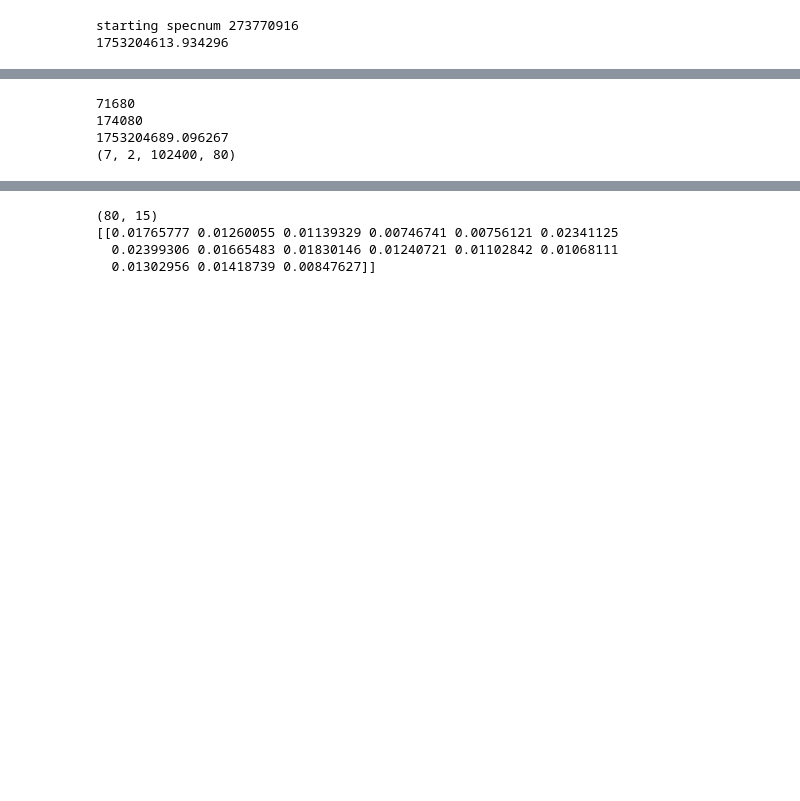
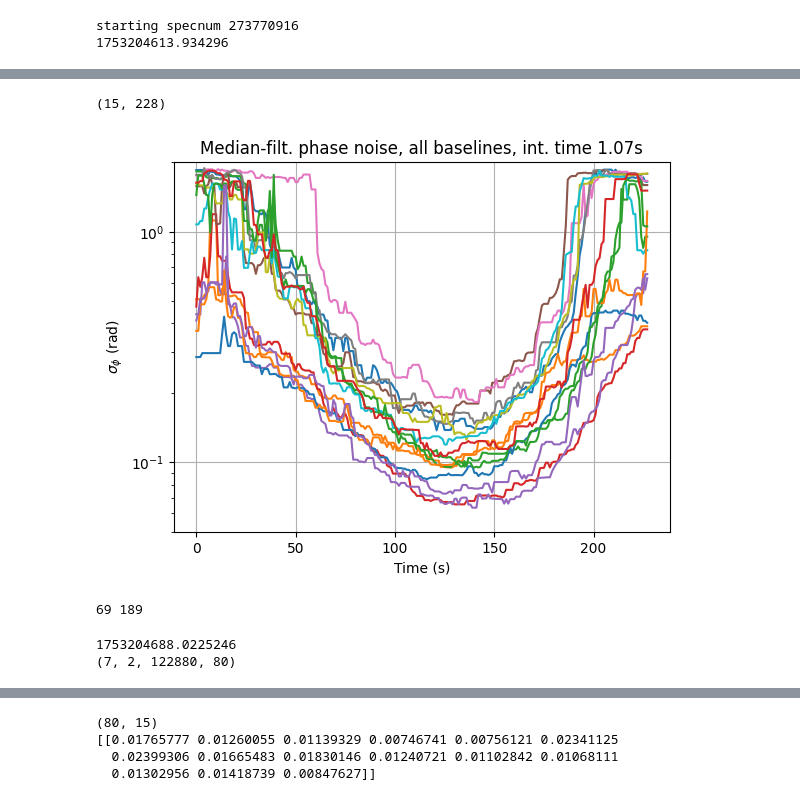
Before and after one commit to ALBATROS-Experiment/albatros_analysis, a Jupyter notebook: scripts/orbcomm/mohan_sanity_check.ipynb, the cells around one changed output, grey strips where cells are left out. Cells and saved outputs as stored; diff of their text form; code cells hidden in the pictures; blank space fills up the shorter version.

```diff
--- a/scripts/orbcomm/mohan_sanity_check.ipynb
+++ b/scripts/orbcomm/mohan_sanity_check.ipynb
@@ -254,0 +532,36 @@ starting specnum 273770916
+# %%
+print(thermal_noise1.shape)
+for bl in range(n_blines):
+    plt.semilogy(median_filter(thermal_noise1[bl,:],10),label=f'bl id {bl}')
+plt.title(f"Median-filt. phase noise, all baselines, int. time {T_SPECTRA*acclen:4.2f}s")
+plt.ylabel("$\sigma_\phi$ (rad)")
+plt.xlabel("Time (s)")
+plt.ylim(0.05,2)
+plt.grid(True)
+# %% [output]
+(15, 228)
+[figure, added]
+# %%
+def find_lowest_noise(noise, window_size=120):
+    nblines, ntimes = noise.shape
+    min_noise = float('inf')
+    best_start_idx = -1
+
+    for t in range(ntimes - window_size + 1):
+        # Slice over time, keep all baselines
+        window = noise[:, t:t + window_size]
+
+        # Collapse both dimensions → single statistic
+        window_noise = np.median(window)  # or np.mean(window)
+
+        if window_noise < min_noise:
+            min_noise = window_noise
+            best_start_idx = t
+
+    return best_start_idx, best_start_idx+window_size
+
+start_cut, end_cut = find_lowest_noise(thermal_noise1)
+print(start_cut, end_cut)
+start_spectra, end_spectra = start_cut*acclen, end_cut*acclen
+# %% [output]
+69 189
@@ -255,18 +574,10 @@ starting specnum 273770916
 # %%
-cut_start, cut_end = 70, 170
-spectra_cut_start= 1024*cut_start
-spectra_cut_end = 1024*cut_end
-print(spectra_cut_start)
-print(spectra_cut_end)
+pulse_start_spec_cut = pulse_start_spec+start_spectra*64
+pstart_cut = spec_per_UTC*pulse_start_spec_cut + UTC_offset
+print(pstart_cut)
 
-pulse_start_spec_cut = pulse_start_spec+spectra_cut_start*64
-pulse_start_fitted = spec_per_UTC*pulse_start_spec_cut + UTC_offset
-print(pulse_start_fitted)
-
-data = data_all[:,:,spectra_cut_start:spectra_cut_end,:]
-print(data.shape)
+data_cut = data_all[:,:,start_spectra:end_spectra,:]
+print(data_cut.shape)
 # %% [output]
-71680
-174080
-1753204689.096267
-(7, 2, 102400, 80)
+1753204688.0225246
+(7, 2, 122880, 80)
```
Also changed, not shown: parts of 30 cells of this notebook, 11 other files.
